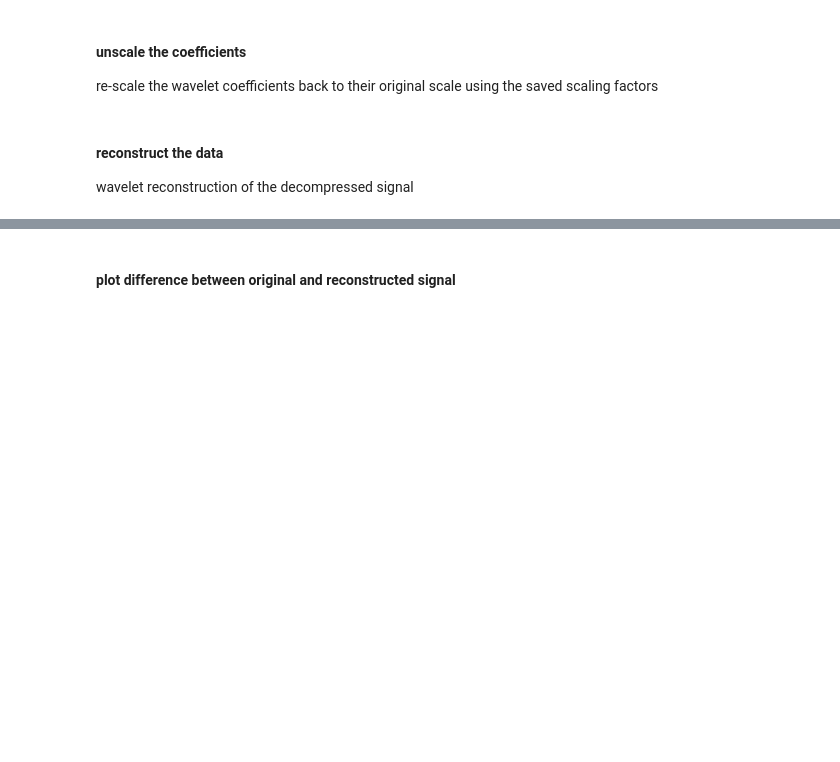
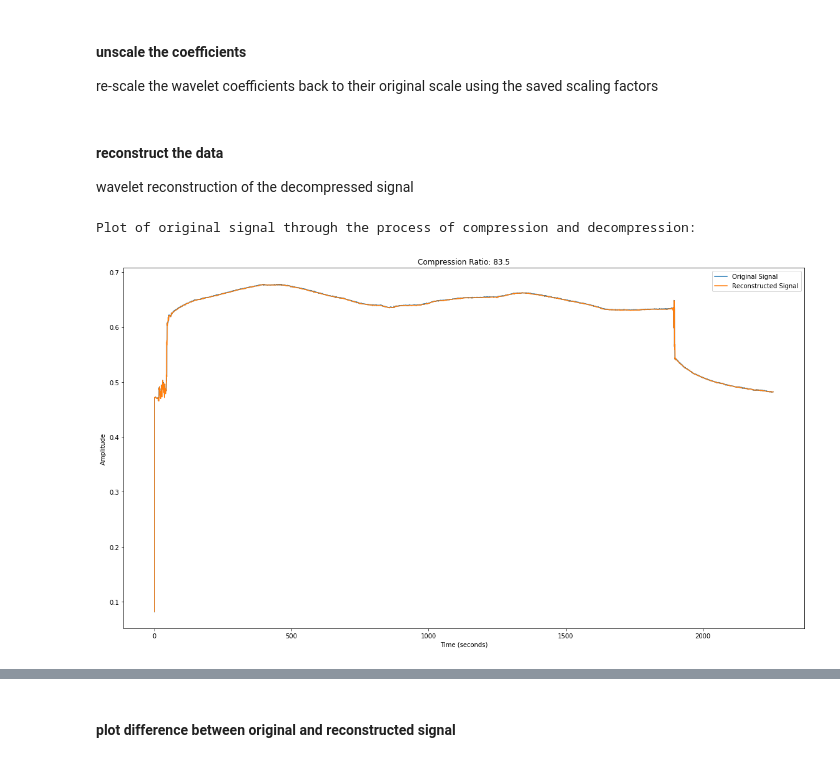
Before and after one commit to DigitalBiomarkerDiscoveryPipeline/Data-Compression-Toolbox, a Jupyter notebook: Joe/wavelet transform/code_wavelet_temp.ipynb, the cells around one changed output, grey strips where cells are left out. Saved outputs shown, nothing was run; the diff lists cells and outputs as text; code cells hidden in the pictures; blank space fills up the shorter version.

```diff
--- a/Joe/wavelet transform/code_wavelet_temp.ipynb
+++ b/Joe/wavelet transform/code_wavelet_temp.ipynb
@@ -995,5 +1006,8 @@ coeffs_unscaled = unscale_coeffs(coeffs_reconstructed, coeffs_reconstructed, sca
 #### reconstruct the data
 wavelet reconstruction of the decompressed signal
 # %%
-data_reconstructed = wavelet_reconstruction(coeffs_unscaled, coeffs_unscaled, 100.61, do_plot=False)
+data_reconstructed = wavelet_reconstruction(coeffs_unscaled, data, 83.462, do_plot)
+# %% [output]
+Plot of original signal through the process of compression and decompression:
+[figure, added]
 # %%
```
Also changed, not shown: parts of 22 cells of this notebook, 1 other file.
